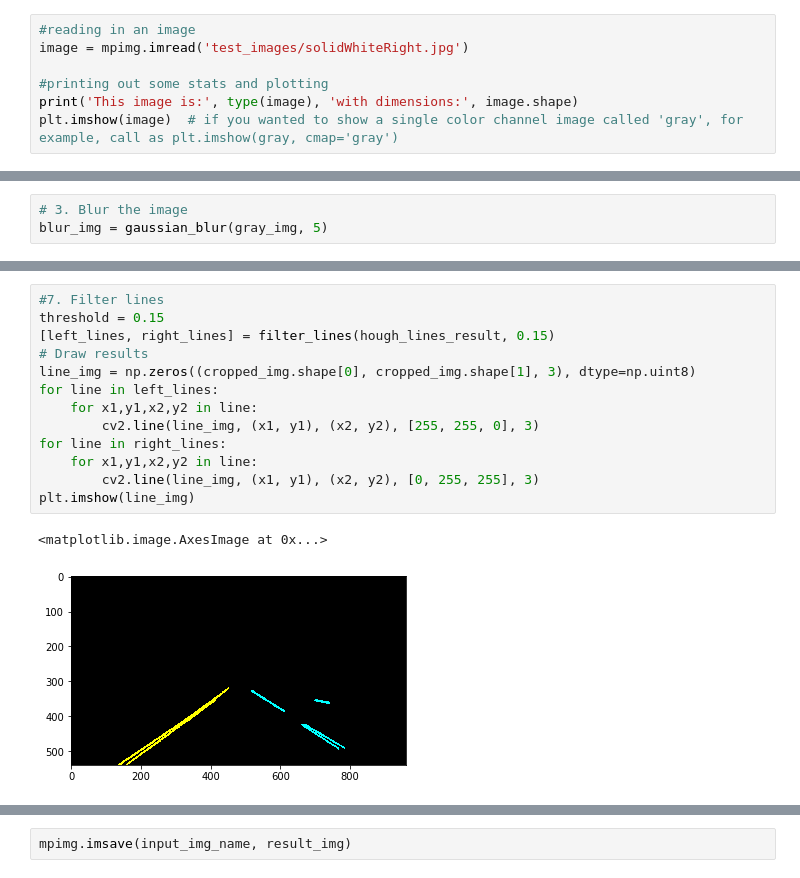
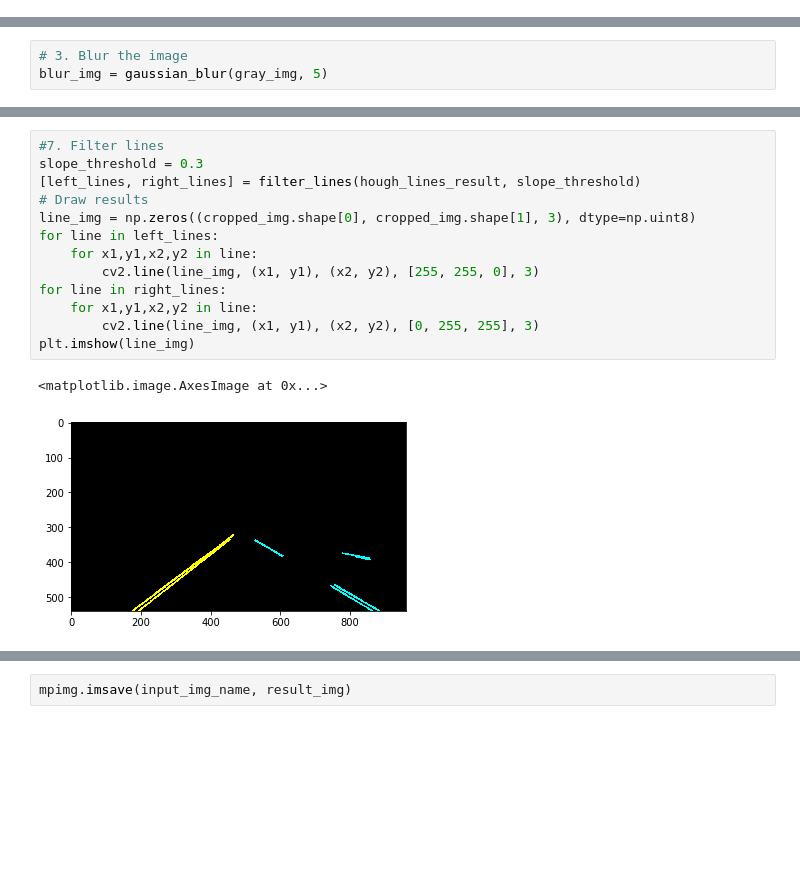
Before and after one commit to anastasia-spb/CarND-LaneLines-P1, a Jupyter notebook: P1.ipynb, the cells around one changed output, grey strips where cells are left out. Saved outputs shown, nothing was run; the diff lists cells and outputs as text; blank space fills up the shorter version.

```diff
--- a/P1.ipynb
+++ b/P1.ipynb
@@ -52,7 +0,0 @@ import cv2
-# %%
-#reading in an image
-image = mpimg.imread('test_images/solidWhiteRight.jpg')
-
-#printing out some stats and plotting
-print('This image is:', type(image), 'with dimensions:', image.shape)
-plt.imshow(image)  # if you wanted to show a single color channel image called 'gray', for example, call as plt.imshow(gray, cmap='gray')
@@ -358,19 +275,19 @@ plt.imshow(line_img)
 # %%
 #7. Filter lines
-threshold = 0.15
-[left_lines, right_lines] = filter_lines(hough_lines_result, 0.15)
+slope_threshold = 0.3
+[left_lines, right_lines] = filter_lines(hough_lines_result, slope_threshold)
 # Draw results
 line_img = np.zeros((cropped_img.shape[0], cropped_img.shape[1], 3), dtype=np.uint8)
 for line in left_lines:
     for x1,y1,x2,y2 in line:
         cv2.line(line_img, (x1, y1), (x2, y2), [255, 255, 0], 3)
 for line in right_lines:
     for x1,y1,x2,y2 in line:
         cv2.line(line_img, (x1, y1), (x2, y2), [0, 255, 255], 3)
 plt.imshow(line_img)
 # %% [output]
 <matplotlib.image.AxesImage at 0x...>
-[figure, old version]
+[figure, new version]
 # %%
 # 8. Concatenate lines
 left_chains = build_chains(left_lines, False, 20)
```
Also changed, not shown: parts of 33 cells of this notebook, 2 other files.
